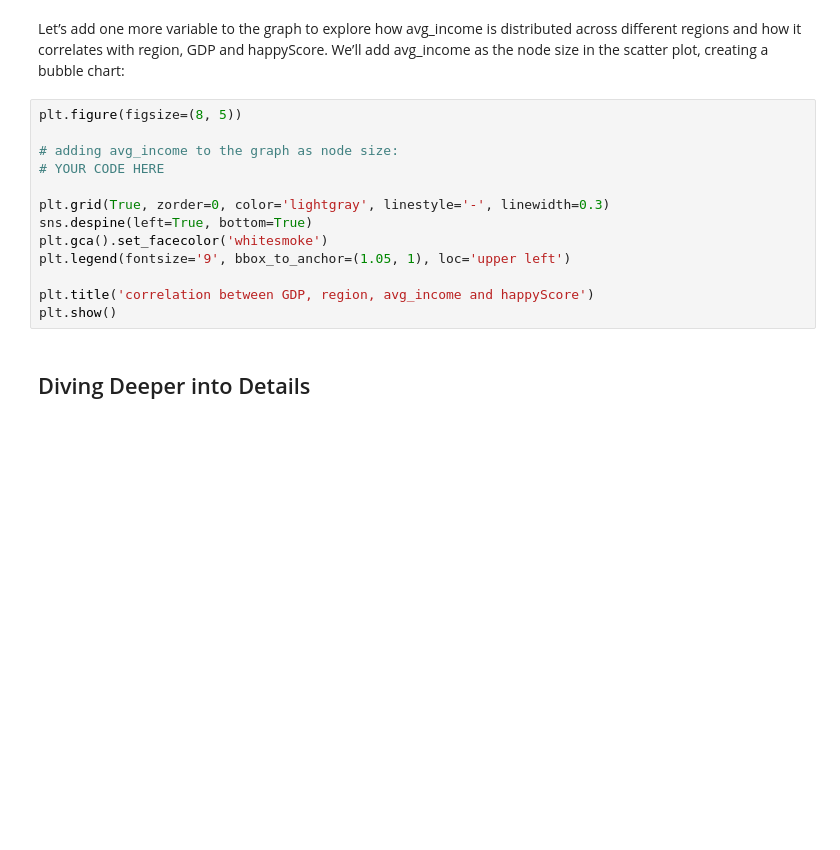
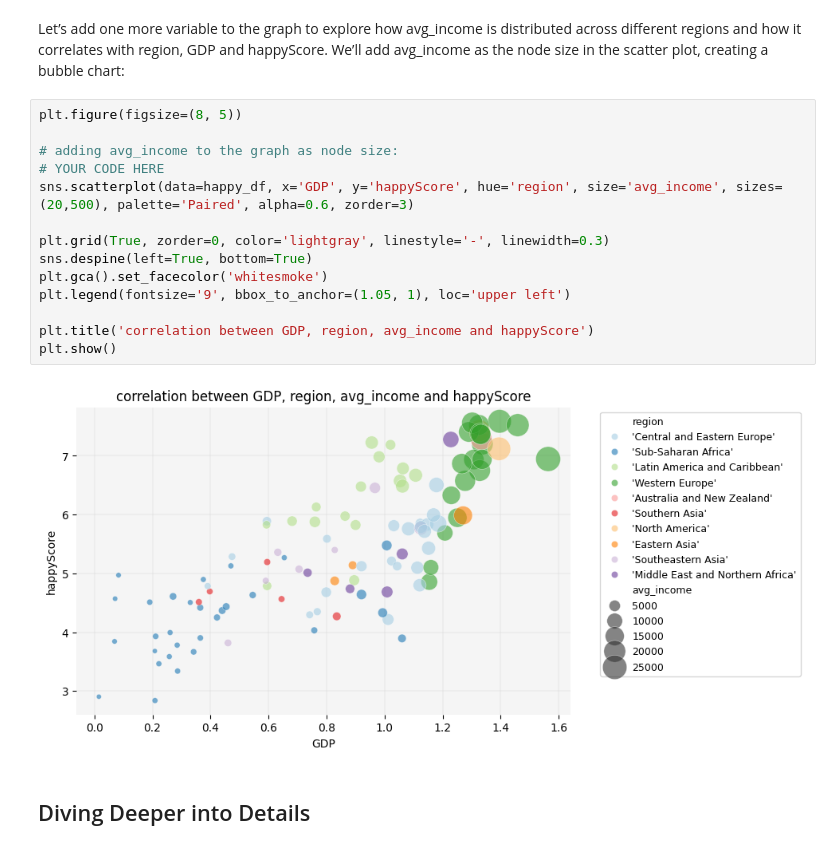
Before and after one commit to HERMES-DKZ/practice_notebook_statinf, a Jupyter notebook: demo_1.ipynb, the cells around one changed output. Saved outputs shown, nothing was run; the diff lists cells and outputs as text; blank space fills up the shorter version.

```diff
--- a/demo_1.ipynb
+++ b/demo_1.ipynb
@@ -224,16 +223,19 @@ Let’s add one more variable to the graph to explore how avg_income is distribu
 # %%
 plt.figure(figsize=(8, 5))
 
 # adding avg_income to the graph as node size:
 # YOUR CODE HERE
+sns.scatterplot(data=happy_df, x='GDP', y='happyScore', hue='region', size='avg_income', sizes=(20,500), palette='Paired', alpha=0.6, zorder=3)
 
 plt.grid(True, zorder=0, color='lightgray', linestyle='-', linewidth=0.3)
 sns.despine(left=True, bottom=True)
 plt.gca().set_facecolor('whitesmoke')
 plt.legend(fontsize='9', bbox_to_anchor=(1.05, 1), loc='upper left')
 
 plt.title('correlation between GDP, region, avg_income and happyScore')
 plt.show()
+# %% [output]
+[figure, added]
 # %% [markdown]
 ## Diving Deeper into Details
 # %% [markdown]
```
Also changed, not shown: parts of 4 cells of this notebook, 1 other file.
